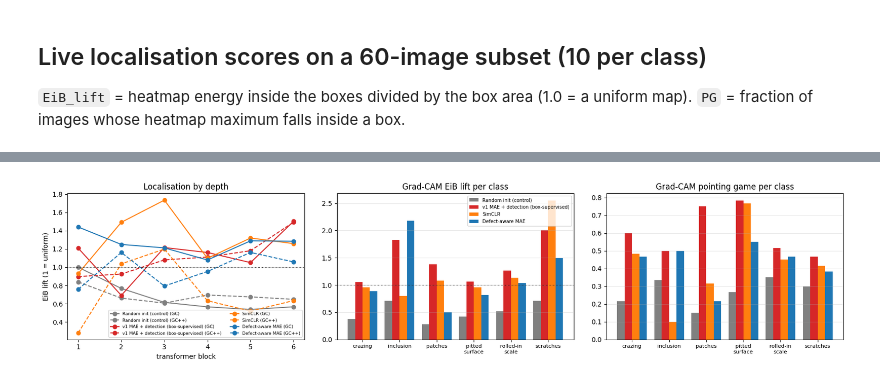
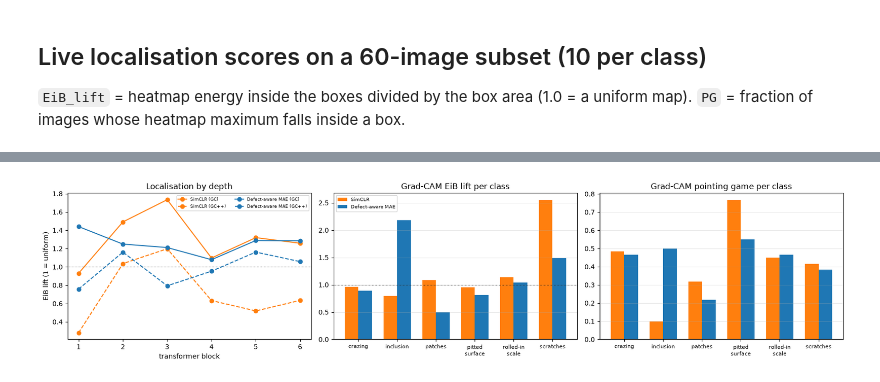
Before and after one commit to ShreyPatel1311/NEU-Defect-Aware-Autoencoder, a Jupyter notebook: notebooks/02_gradcam_analysis.ipynb, the cells around one changed output, grey strips where cells are left out. Saved outputs shown, nothing was run; the diff lists cells and outputs as text; code cells hidden in the pictures.

```diff
--- a/notebooks/02_gradcam_analysis.ipynb
+++ b/notebooks/02_gradcam_analysis.ipynb
@@ -90,5 +88,5 @@ highest-ranked 16×16 patches are blurred out / revealed first; the random-order
 # %%
-names = {"random_init": "Random init (control)", "v1_mae_det": "v1 MAE + detection (box-supervised)", "simclr": "SimCLR", "defect_aware_mae": "Defect-aware MAE"}
+names = {"simclr": "SimCLR", "defect_aware_mae": "Defect-aware MAE"}
 GC = {k: json.load(open(f"results/gradcam/gradcam_{k}.json")) for k in names}
 rows = []
 for k, t in names.items():
@@ -112,14 +106,14 @@ pd.DataFrame(rows)
 # %%
-col = dict(zip(names, ["gray", "tab:red", "tab:orange", "tab:blue"])); fig, ax = plt.subplots(1, 3, figsize=(17, 4)); w = 0.2
+col = dict(zip(names, ["tab:orange", "tab:blue"])); fig, ax = plt.subplots(1, 3, figsize=(17, 4)); w = 0.35
 for j, (k, t) in enumerate(names.items()):
     for m, ls in (("gradcam", "-"), ("gradcampp", "--")):
         L = GC[k][m]["layerwise"]; ax[0].plot(range(1, 7), [L[str(l)]["EiB_lift"] for l in range(6)], ls, marker="o", c=col[k], label=f"{t} ({'GC' if m == 'gradcam' else 'GC++'})")
     pc = GC[k]["gradcam"]["per_class"]
-    ax[1].bar(np.arange(6) + (j - 1.5) * w, [pc[c]["EiB_lift"] for c in CLASSES], w, color=col[k], label=t)
-    ax[2].bar(np.arange(6) + (j - 1.5) * w, [pc[c]["PG"] for c in CLASSES], w, color=col[k])
+    ax[1].bar(np.arange(6) + (j - 0.5) * w, [pc[c]["EiB_lift"] for c in CLASSES], w, color=col[k], label=t)
+    ax[2].bar(np.arange(6) + (j - 0.5) * w, [pc[c]["PG"] for c in CLASSES], w, color=col[k])
 ax[0].axhline(1, c="k", lw=.8, ls=":"); ax[0].set_xlabel("transformer block"); ax[0].set_ylabel("EiB lift (1 = uniform)"); ax[0].set_title("Localisation by depth"); ax[0].legend(fontsize=6.5, ncol=2)
 for a, t in ((ax[1], "Grad-CAM EiB lift per class"), (ax[2], "Grad-CAM pointing game per class")):
     a.set_xticks(range(6)); a.set_xticklabels([c.replace("_", "\n") for c in CLASSES], fontsize=8); a.set_title(t); a.grid(alpha=.3, axis="y")
 ax[1].axhline(1, c="k", lw=.8, ls=":"); ax[1].legend(fontsize=7); plt.tight_layout(); plt.savefig("figures/gradcam_quantitative.png", dpi=160); plt.show()
 # %% [output]
-[figure, old version]
+[figure, new version]
```
Also changed, not shown: parts of 8 cells of this notebook, 9 other files.
